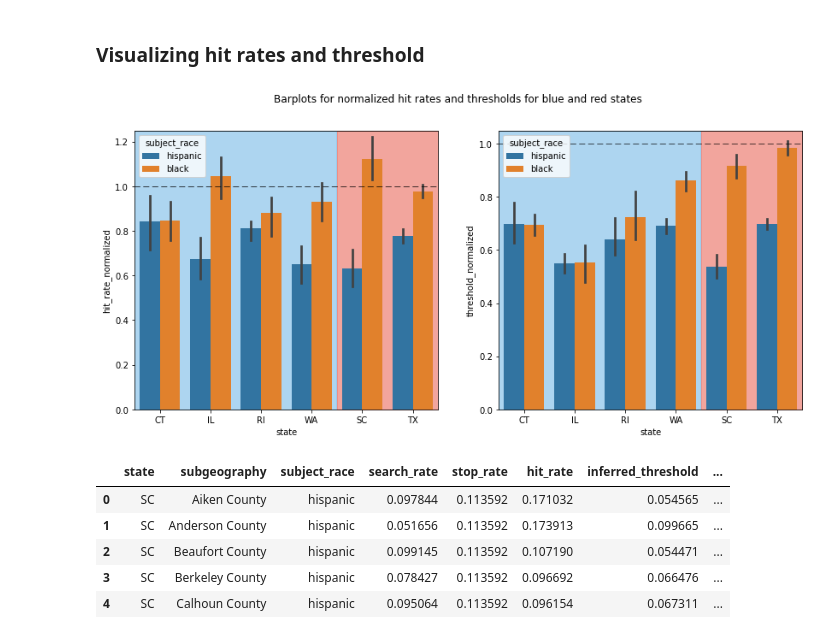
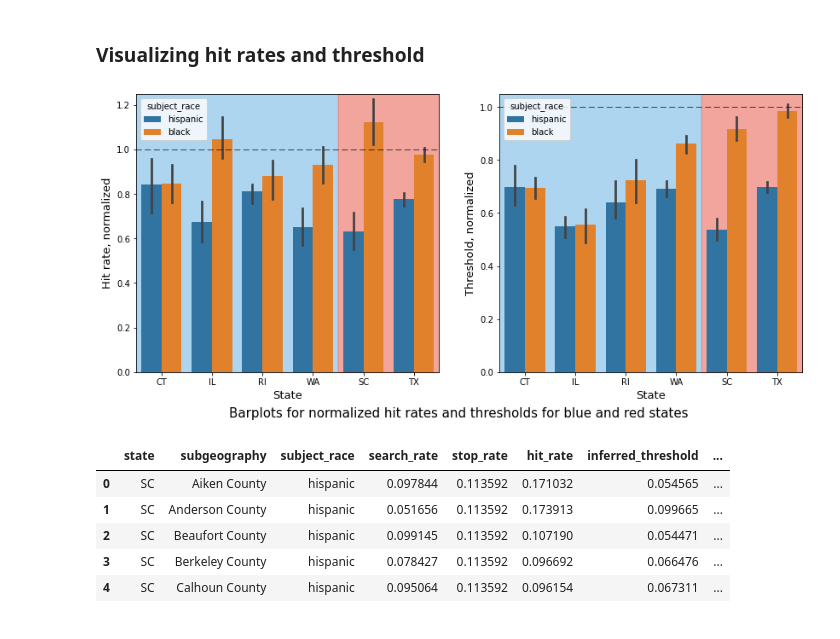
Before and after one commit to epfl-ada/ada-2020-project-milestone-p3-p3_halouma, a Jupyter notebook: extension.ipynb, the cells around one changed output. Cells and saved outputs as stored; diff of their text form; code cells hidden in the pictures.

Commit message:
graphs ENFIN

```diff
--- a/extension.ipynb
+++ b/extension.ipynb
@@ -156,11 +156,13 @@ def add_normalized_rates(df):
     return pd.concat([df_hispanic,df_black])
 # %%
 # function to plot the bar plots nicely
-def plot_bar(method, data, params):
+def plot_bar(method, data, params, ylab):
     ylim, ax = params
     sns.barplot(x = "state", y = method, hue = "subject_race", data = data, ax = ax)
     ax.set_ylim(ylim)
     ax.set_xlim([-0.5,5.5])
+    ax.set_xlabel('State', fontsize = 13)
+    ax.set_ylabel(ylab, fontsize = 13)
     ax.axhline(y=1, ls = (1, (10,5)), color = 'black', lw = 0.7)
     x = np.arange(-0.5, 3.5, 0.01)
     ax.fill_between(x, ylim[0],ylim[1], color = "#5DADE2", alpha =0.5)
@@ -169,22 +171,23 @@ def plot_bar(method, data, params):
 # %%
 # add normalized rates for blue and red dataframes
 blue_normalized = add_normalized_rates(blue)
 red_normalized = add_normalized_rates(red)
 
 # put into one data frame so plot all in one
 data = pd.concat([blue_normalized,red_normalized])
 
 # prepare arguments to plotting function
 methods = ["hit_rate_normalized", "threshold_normalized"]
 ylim = [[0,1.25], [0,1.05]]
+ylab = ["Hit rate, normalized", "Threshold, normalized"]
 
 fig, axs = plt.subplots(1,2,figsize=(14,6))
-plt.suptitle("Barplots for normalized hit rates and thresholds for blue and red states")
+plt.suptitle("Barplots for normalized hit rates and thresholds for blue and red states", size=15, y=0.03)
 for method in range(2):
     params = [ylim[method],axs[method]]
-    plot_bar(methods[method],data, params)
+    plot_bar(methods[method],data, params, ylab[method])
 # %% [output]
-[figure, old version]
+[figure, new version]
 # %%
 red_normalized.head()
 # %% [output]
```
Also changed, not shown: parts of 8 cells of this notebook.
